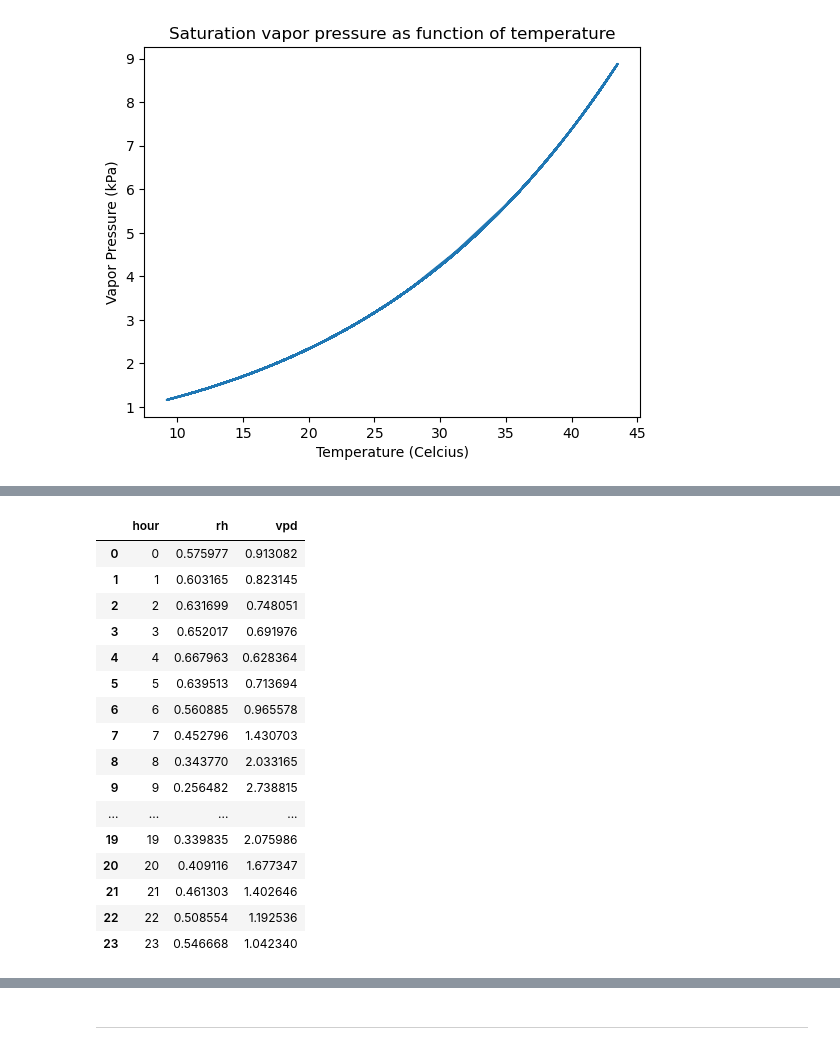
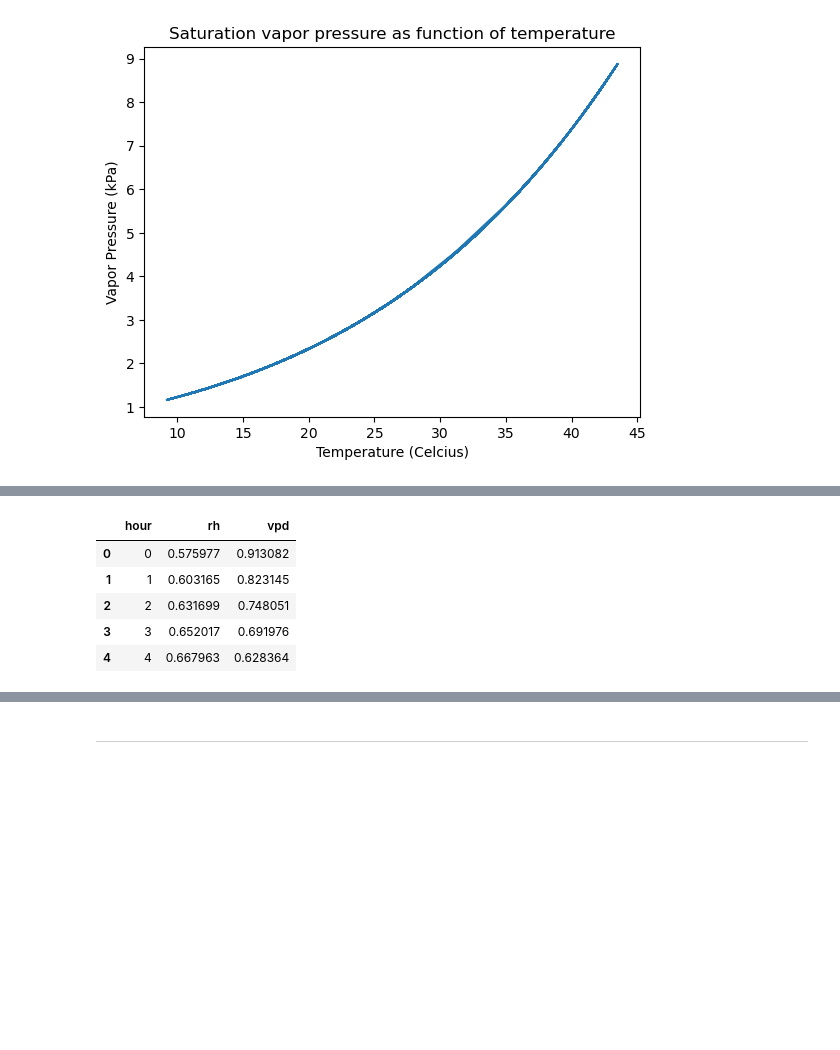
Before and after one commit to amandaherbst/eds217_2023, a Jupyter notebook: practice_sessions/practice_5-1_matplotlib.ipynb, the cells around one changed output, grey strips where cells are left out. Cells and saved outputs as stored; diff of their text form; code cells hidden in the pictures; blank space fills up the shorter version.

```diff
--- a/practice_sessions/practice_5-1_matplotlib.ipynb
+++ b/practice_sessions/practice_5-1_matplotlib.ipynb
@@ -137,10 +137,11 @@ where $h_r$ is expressed as a fraction.
 ![cn](./assets/campbell_norman_fig3-3.png)
 # %%
 # Calculate the vapor pressure deficit for the BSRN data.
+# RH is in percent, divide by 100 to make it between 0 and 1
+bsrn['RH'] = bsrn['RH'] / 100
+
 # VPD = e *(Ta)(1 - RH)
-bsrn['VPD'] = bsrn['sat_vap_pressure'] * (1 - (bsrn['RH']/100))
-
-bsrn.head()
+bsrn['VPD'] = bsrn['sat_vap_pressure'] * (1 - (bsrn['RH']))
 # %% [output]
 |  | H_m | SWD_Wm2 | STD_SWD | DIR_Wm2 | STD_DIR | DIF_Wm2 | STD_DIF | LWD_Wm2 | STD_LWD | SWU_Wm2 | LWU_Wm2 | ... |
 | DATE |  |  |  |  |  |  |  |  |  |  |  | ... |
@@ -150,32 +151,27 @@ bsrn.head()
 | 2019-10-01 00:03:00 | 2 | -3.0 | 0.0 | 0.0 | 0.0 | -3.0 | 0.0 | 300.0 | 0.1 | 0 | 383 | ... |
 | 2019-10-01 00:04:00 | 2 | -3.0 | 0.0 | 0.0 | 0.0 | -3.0 | 0.0 | 300.0 | 0.1 | 0 | 383 | ... |
 # %%
+#  Calculate the mean hourly RH and VPD over the entire month.
+
+# Start with empty list that will be populated from for loop as a list of lists
 hourly_means = []
 
+# Find each unique hour in the datetime (0 - 23)
 for hour in bsrn.index.hour.unique():
-    avg_RH = (bsrn.RH[bsrn.index.hour == hour].mean()) / 100
+    # calculate the mean of the specified column when the hour = the current unique hour in the for loop
+    avg_RH = bsrn.RH[bsrn.index.hour == hour].mean()
     avg_VPD = bsrn.VPD[bsrn.index.hour == hour].mean()
-
+    # add the hour, mean humidity, and mean vapor pressure as a list to the empty hourly means list
     hourly_means.append([hour, avg_RH, avg_VPD])
 
+# convert the hourly_means list of lists into a data frame with three columns
 hourly_mean = pd.DataFrame(hourly_means, columns=['hour', 'rh', 'vpd'])
 
-hourly_mean
+hourly_mean.head()
 # %% [output]
 |  | hour | rh | vpd |
 | 0 | 0 | 0.575977 | 0.913082 |
 | 1 | 1 | 0.603165 | 0.823145 |
 | 2 | 2 | 0.631699 | 0.748051 |
 | 3 | 3 | 0.652017 | 0.691976 |
 | 4 | 4 | 0.667963 | 0.628364 |
-| 5 | 5 | 0.639513 | 0.713694 |
-| 6 | 6 | 0.560885 | 0.965578 |
-| 7 | 7 | 0.452796 | 1.430703 |
-| 8 | 8 | 0.343770 | 2.033165 |
-| 9 | 9 | 0.256482 | 2.738815 |
-| ... | ... | ... | ... |
-| 19 | 19 | 0.339835 | 2.075986 |
-| 20 | 20 | 0.409116 | 1.677347 |
-| 21 | 21 | 0.461303 | 1.402646 |
-| 22 | 22 | 0.508554 | 1.192536 |
-| 23 | 23 | 0.546668 | 1.042340 |
```
Also changed, not shown: parts of 3 cells of this notebook.
